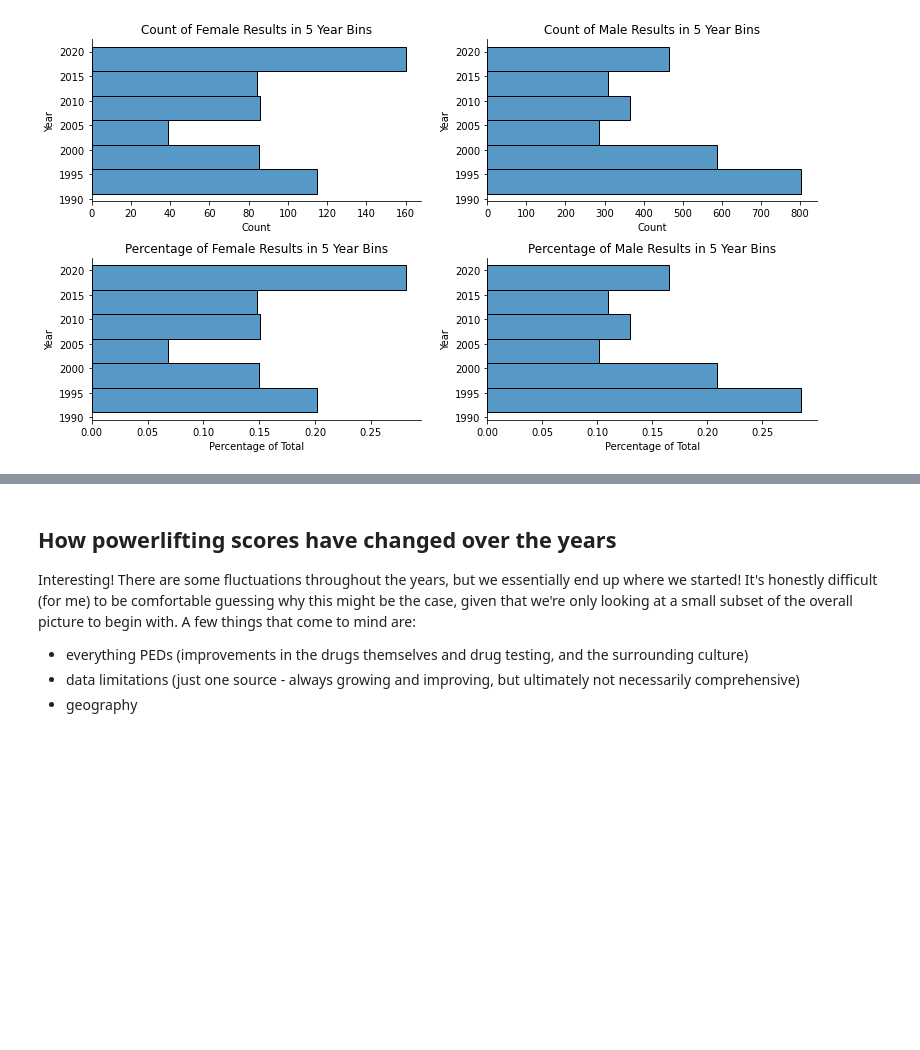
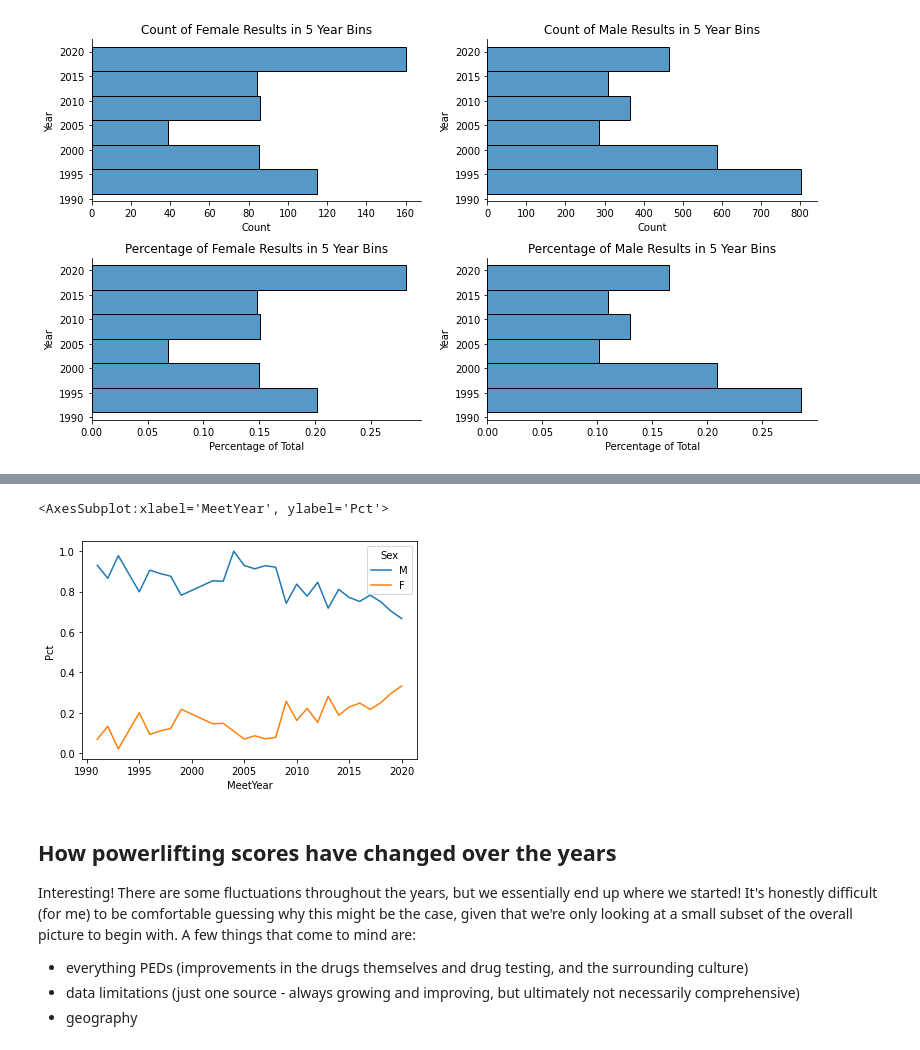
Before and after one commit to inunoriginal1/OpenPowerlifting, a Jupyter notebook: main.ipynb, the cells around one changed output, grey strips where cells are left out. Drawn from its saved outputs; the diff is of its cells as text; code cells hidden in the pictures; blank space fills up the shorter version.

Commit message:
More EDA on meet results over the years; more updates to conclusion.

```diff
--- a/main.ipynb
+++ b/main.ipynb
@@ -792,3 +812,8 @@ plt.show()
+# %%
+sns.lineplot(data=ok.groupby('MeetYear').Sex.value_counts(normalize=True).to_frame().rename({'Sex': 'Pct'}, axis=1).reset_index(), x='MeetYear', y='Pct', hue='Sex')
+# %% [output]
+<AxesSubplot:xlabel='MeetYear', ylabel='Pct'>
+[figure, added]
 # %% [markdown]
 ## How powerlifting scores have changed over the years
 
```
Also changed, not shown: parts of 3 cells of this notebook.
